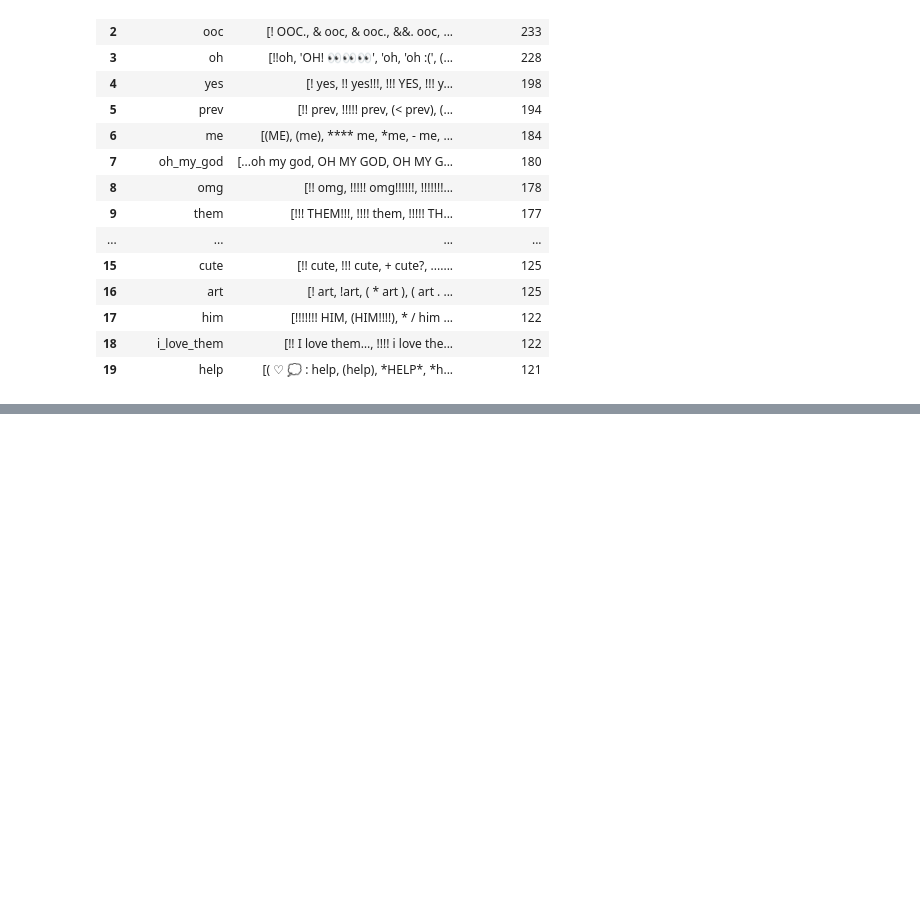
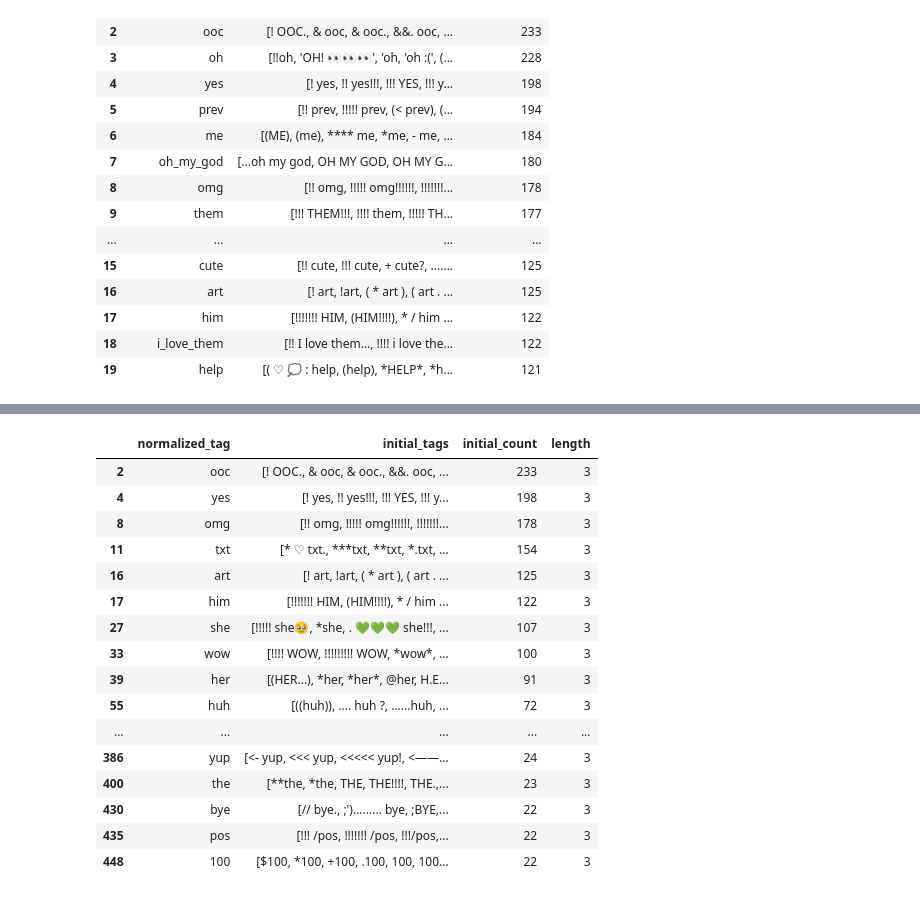
Before and after one commit to gperakis/tag-recommender, a Jupyter notebook: notebooks/3_hashtags_normalization.ipynb, the cells around one changed output, grey strips where cells are left out. Cells and saved outputs as stored; diff of their text form; code cells hidden in the pictures; blank space fills up the shorter version.

```diff
--- a/notebooks/3_hashtags_normalization.ipynb
+++ b/notebooks/3_hashtags_normalization.ipynb
@@ -98,0 +141,20 @@ norm2initial.head(20)
+# %%
+norm2initial[norm2initial["length"] == 3].head(50)
+# %% [output]
+|  | normalized_tag | initial_tags | initial_count | length |
+| 2 | ooc | [! OOC., & ooc, & ooc., &&. ooc, ... | 233 | 3 |
+| 4 | yes | [! yes, !! yes!!!, !!! YES, !!! y... | 198 | 3 |
+| 8 | omg | [!! omg, !!!!! omg!!!!!!, !!!!!!!... | 178 | 3 |
+| 11 | txt | [* ♡ txt., ***txt, **txt, *.txt, ... | 154 | 3 |
+| 16 | art | [! art, !art, ( * art ), ( art . ... | 125 | 3 |
+| 17 | him | [!!!!!!! HIM, (HIM!!!!), * / him ... | 122 | 3 |
+| 27 | she | [!!!!! she🥹, *she, . 💚💚💚 she!!!, ... | 107 | 3 |
+| 33 | wow | [!!!! WOW, !!!!!!!!! WOW, *wow*, ... | 100 | 3 |
+| 39 | her | [(HER...), *her, *her*, @her, H.E... | 91 | 3 |
+| 55 | huh | [((huh)), .... huh ?, ......huh, ... | 72 | 3 |
+| ... | ... | ... | ... | ... |
+| 386 | yup | [<- yup, <<< yup, <<<<< yup!, <——... | 24 | 3 |
+| 400 | the | [**the, *the, THE, THE!!!!, THE.,... | 23 | 3 |
+| 430 | bye | [// bye., ;')......... bye, ;BYE,... | 22 | 3 |
+| 435 | pos | [!!! /pos, !!!!!!! /pos, !!!/pos,... | 22 | 3 |
+| 448 | 100 | [$100, *100, +100, .100, 100, 100... | 22 | 3 |
```
Also changed, not shown: parts of 4 cells of this notebook, 3 other files.
